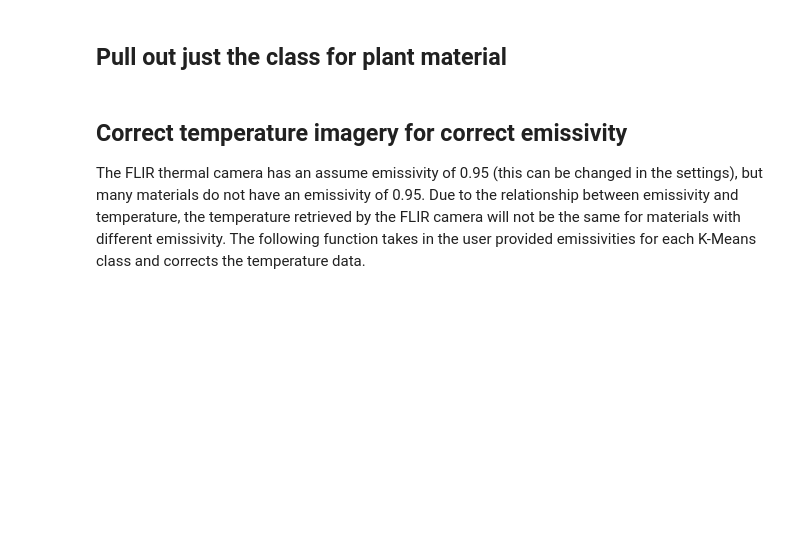
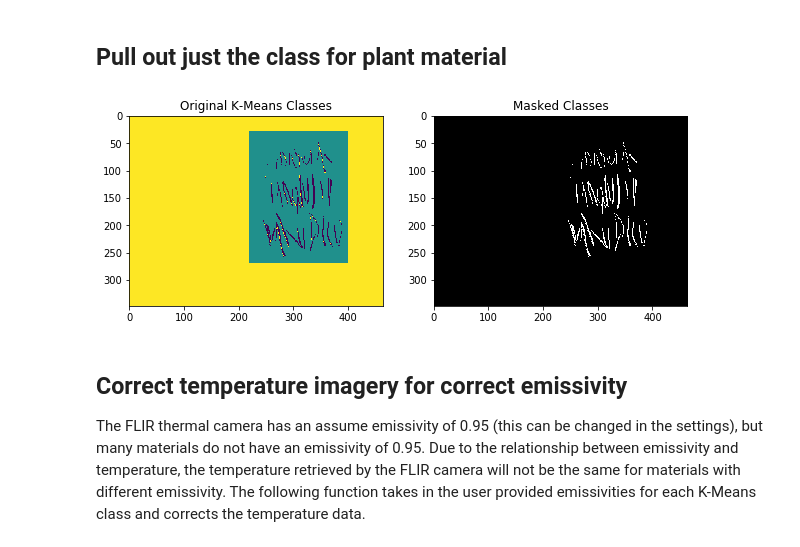
Before and after one commit to GatorSense/FLIR_thermal_tools, a Jupyter notebook: Demo_Notebook.ipynb, the cells around one changed output. Cells and saved outputs as stored; diff of their text form; code cells hidden in the pictures; blank space fills up the shorter version.

```diff
--- a/Demo_Notebook.ipynb
+++ b/Demo_Notebook.ipynb
@@ -87,7 +105,9 @@ rgb_class, rgb_qcolor = u.classify_rgb(rgb_mask, 3)
 # %% [markdown]
 ## Pull out just the class for plant material
 # %%
-class_mask = u.create_class_mask(rgb_class, 2)
+class_mask = u.create_class_mask(rgb_class, 1)
+# %% [output]
+[figure, added]
 # %% [markdown]
 ## Correct temperature imagery for correct emissivity
 The FLIR thermal camera has an assume emissivity of 0.95 (this can be changed in the settings), but many materials do not have an emissivity of 0.95. Due to the relationship between emissivity and temperature, the temperature retrieved by the FLIR camera will not be the same for materials with different emissivity. The following function takes in the user provided emissivities for each K-Means class and corrects the temperature data.
```
Also changed, not shown: parts of 14 cells of this notebook, 1 other file.
